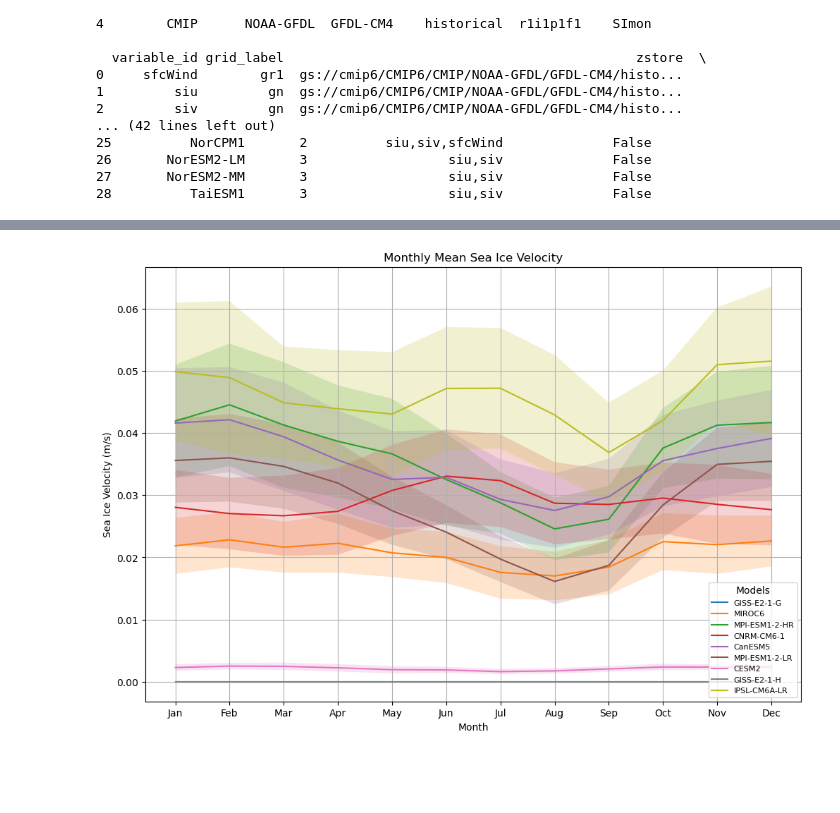
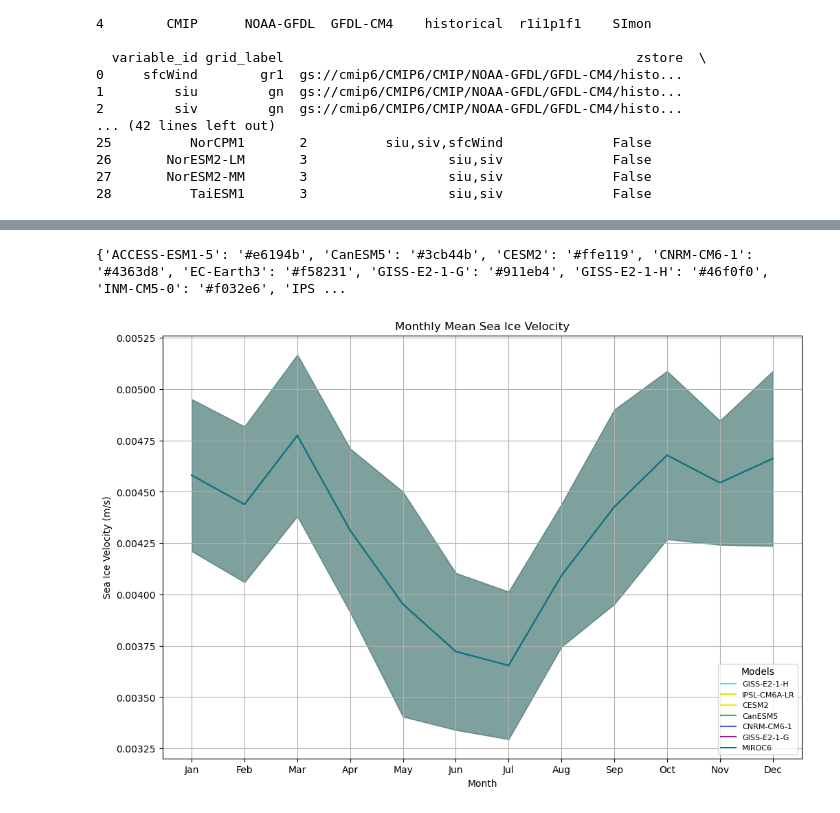
Before and after one commit to akikomotoki/UTRA, a Jupyter notebook: sea ice vel.ipynb, the cells around one changed output, grey strips where cells are left out. Cells and saved outputs as stored; diff of their text form; code cells hidden in the pictures; blank space fills up the shorter version.

```diff
--- a/sea ice vel.ipynb
+++ b/sea ice vel.ipynb
@@ -400,42 +488,56 @@ print(query_siv.df)
+# %%
+unique_colors = [
+    '#e6194b', '#3cb44b', '#ffe119', '#4363d8', '#f58231', '#911eb4',
+    '#46f0f0', '#f032e6', '#bcf60c', '#fabebe', '#008080', '#e6beff',
+    '#9a6324', '#fffac8', '#800000', '#aaffc3', '#808000', '#ffd8b1',
+    '#000075', '#808080', '#ffffff', '#000000'
+]
+model_list = [
+    "ACCESS-ESM1-5", "CanESM5", "CESM2", "CNRM-CM6-1", "EC-Earth3",
+    "GISS-E2-1-G", "GISS-E2-1-H", "INM-CM5-0", "IPSL-CM6A-LR", "MIROC-ES2L",
+    "MIROC6", "MPI-ESM1-2-HR", "MPI-ESM1-2-LR", "MRI-ESM2-0", "NorCPM1",
+    "UKESM1-0-LL"
+]
+model_colors = {model: unique_colors[i % len(unique_colors)] for i, model in enumerate(model_list)}
+
+print(model_colors)
+# %% [output]
+{'ACCESS-ESM1-5': '#e6194b', 'CanESM5': '#3cb44b', 'CESM2': '#ffe119', 'CNRM-CM6-1': '#4363d8', 'EC-Earth3': '#f58231', 'GISS-E2-1-G': '#911eb4', 'GISS-E2-1-H': '#46f0f0', 'INM-CM5-0': '#f032e6', 'IPS ...
 # %%
-csv_dir = "sea_ice_velocity_data/"
-csv_files = glob.glob(f"{csv_dir}*_sea_ice_velocity_no_siconc.csv")
+csv_dir = "sispeed_data/"
+csv_files = glob.glob(f"{csv_dir}*_sispeed.csv")
 
 model_monthly_means = {}
 model_monthly_stds = {}
 
 for csv_file in csv_files:
-    model_name = csv_file.split("/")[-1].replace("_sea_ice_velocity_no_siconc.csv", "")
-
+    model_name = os.path.basename(csv_file).replace("_sispeed.csv", "")
     velocity_df = pd.read_csv(csv_file, index_col=0, parse_dates=True)
-
     monthly_mean = velocity_df.groupby(velocity_df.index.month).mean().mean(axis=1)
     monthly_std = velocity_df.groupby(velocity_df.index.month).std().mean(axis=1)
+    model_monthly_means[model_name] = monthly_mean.values
+    model_monthly_stds[model_name] = monthly_std.values
 
-    model_monthly_means[model_name] = np.array(monthly_mean)
-    model_monthly_stds[model_name] = np.array(monthly_std)
-
-monthly_means_df = pd.DataFrame(model_monthly_means)
-monthly_stds_df = pd.DataFrame(model_monthly_stds)
+monthly_means_df = pd.DataFrame(model_monthly_means, index=np.arange(1, 13))
+monthly_stds_df = pd.DataFrame(model_monthly_stds, index=np.arange(1, 13))
 
 month_labels = ['Jan', 'Feb', 'Mar', 'Apr', 'May', 'Jun', 'Jul', 'Aug', 'Sep', 'Oct', 'Nov', 'Dec']
 month_values = np.arange(1, 13)
 
 plt.figure(figsize=(12, 8))
-
 for model_name in monthly_means_df.columns:
     mean_values = monthly_means_df[model_name].values
     std_values = monthly_stds_df[model_name].values
-
-    plt.plot(month_values, mean_values, label=model_name)
-    plt.fill_between(month_values, mean_values - std_values, mean_values + std_values, alpha=0.2)
+    color = model_colors.get(model_name, "#000000")
+    plt.plot(month_values, mean_values, color=color, label=model_name)
+    plt.fill_between(month_values, mean_values - std_values, mean_values + std_values, color=color, alpha=0.2)
 
 plt.title('Monthly Mean Sea Ice Velocity')
 plt.xlabel('Month')
 plt.ylabel('Sea Ice Velocity (m/s)')
 plt.xticks(month_values, month_labels)
 plt.legend(title='Models', loc='lower right', fontsize=8)
 plt.grid(True)
 plt.show()
 # %% [output]
-[figure, old version]
+[figure, new version]
```
Also changed, not shown: parts of 19 cells of this notebook.
